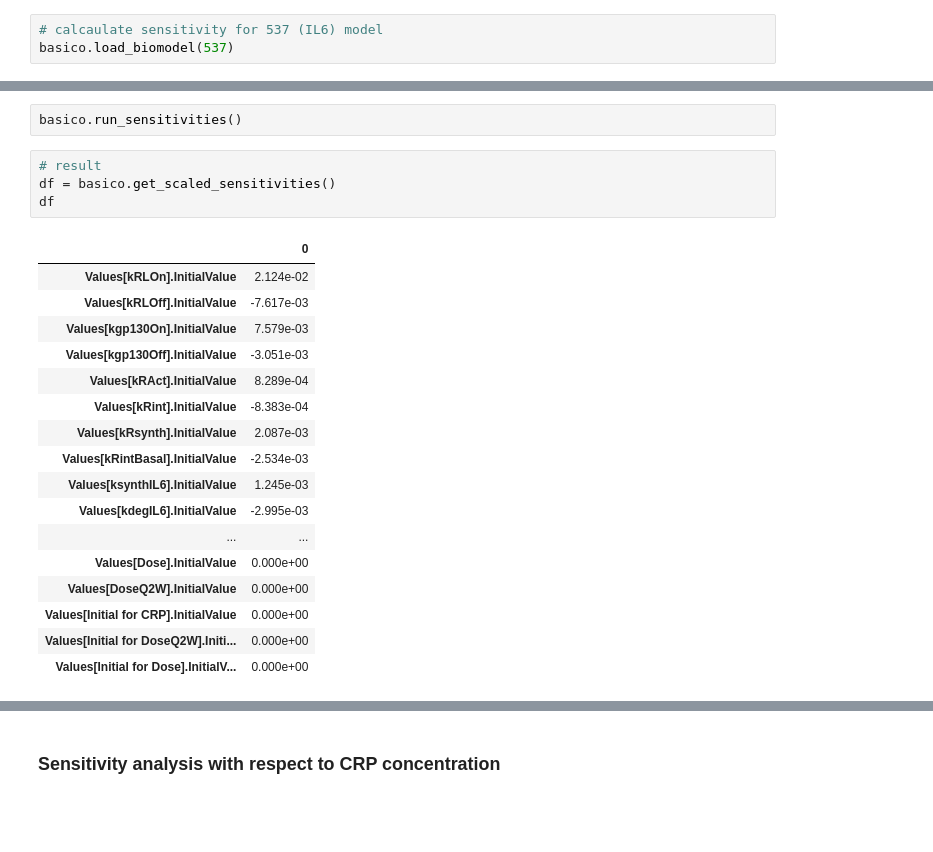
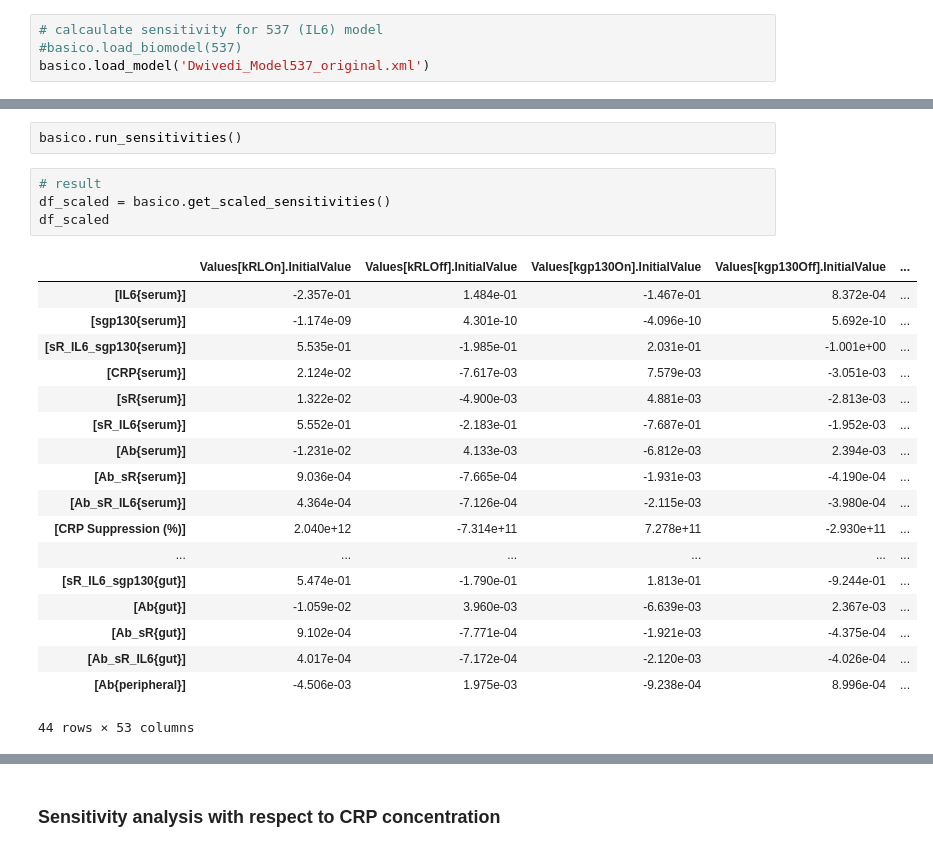
Before and after one commit to VirtualPatientEngine/AIAgents4Pharma, a Jupyter notebook: docs/notebooks/talk2biomodels/tutorial_sensitivity_analysis.ipynb, the cells around one changed output, grey strips where cells are left out. Saved outputs shown, nothing was run; the diff lists cells and outputs as text; blank space fills up the shorter version.

```diff
--- a/docs/notebooks/talk2biomodels/tutorial_sensitivity_analysis.ipynb
+++ b/docs/notebooks/talk2biomodels/tutorial_sensitivity_analysis.ipynb
@@ -117,7 +117,8 @@ basico.get_scaled_sensitivities(run_first=True, settings={'effect': '[X]', 'caus
 ##  IL6 QSP model
 # %%
 # calcaulate sensitivity for 537 (IL6) model
-basico.load_biomodel(537)
+#basico.load_biomodel(537)
+basico.load_model('Dwivedi_Model537_original.xml')
 # %% [output]
 <CDataModel "Root">
 # %%
@@ -296,23 +278,24 @@ def plot_sensitivity_heatmap(df, title, figsize=(4,15)):
 basico.run_sensitivities()
 # %%
 # result
-df = basico.get_scaled_sensitivities()
-df
+df_scaled = basico.get_scaled_sensitivities()
+df_scaled
 # %% [output]
-|  | 0 |
-| Values[kRLOn].InitialValue | 2.124e-02 |
-| Values[kRLOff].InitialValue | -7.617e-03 |
-| Values[kgp130On].InitialValue | 7.579e-03 |
-| Values[kgp130Off].InitialValue | -3.051e-03 |
-| Values[kRAct].InitialValue | 8.289e-04 |
-| Values[kRint].InitialValue | -8.383e-04 |
-| Values[kRsynth].InitialValue | 2.087e-03 |
-| Values[kRintBasal].InitialValue | -2.534e-03 |
-| Values[ksynthIL6].InitialValue | 1.245e-03 |
-| Values[kdegIL6].InitialValue | -2.995e-03 |
-| ... | ... |
-| Values[Dose].InitialValue | 0.000e+00 |
-| Values[DoseQ2W].InitialValue | 0.000e+00 |
-| Values[Initial for CRP].InitialValue | 0.000e+00 |
-| Values[Initial for DoseQ2W].Initi... | 0.000e+00 |
-| Values[Initial for Dose].InitialV... | 0.000e+00 |
+|  | Values[kRLOn].InitialValue | Values[kRLOff].InitialValue | Values[kgp130On].InitialValue | Values[kgp130Off].InitialValue | ... |
+| [IL6{serum}] | -2.357e-01 | 1.484e-01 | -1.467e-01 | 8.372e-04 | ... |
+| [sgp130{serum}] | -1.174e-09 | 4.301e-10 | -4.096e-10 | 5.692e-10 | ... |
+| [sR_IL6_sgp130{serum}] | 5.535e-01 | -1.985e-01 | 2.031e-01 | -1.001e+00 | ... |
+| [CRP{serum}] | 2.124e-02 | -7.617e-03 | 7.579e-03 | -3.051e-03 | ... |
+| [sR{serum}] | 1.322e-02 | -4.900e-03 | 4.881e-03 | -2.813e-03 | ... |
+| [sR_IL6{serum}] | 5.552e-01 | -2.183e-01 | -7.687e-01 | -1.952e-03 | ... |
+| [Ab{serum}] | -1.231e-02 | 4.133e-03 | -6.812e-03 | 2.394e-03 | ... |
+| [Ab_sR{serum}] | 9.036e-04 | -7.665e-04 | -1.931e-03 | -4.190e-04 | ... |
+| [Ab_sR_IL6{serum}] | 4.364e-04 | -7.126e-04 | -2.115e-03 | -3.980e-04 | ... |
+| [CRP Suppression (%)] | 2.040e+12 | -7.314e+11 | 7.278e+11 | -2.930e+11 | ... |
+| ... | ... | ... | ... | ... | ... |
+| [sR_IL6_sgp130{gut}] | 5.474e-01 | -1.790e-01 | 1.813e-01 | -9.244e-01 | ... |
+| [Ab{gut}] | -1.059e-02 | 3.960e-03 | -6.639e-03 | 2.367e-03 | ... |
+| [Ab_sR{gut}] | 9.102e-04 | -7.771e-04 | -1.921e-03 | -4.375e-04 | ... |
+| [Ab_sR_IL6{gut}] | 4.017e-04 | -7.172e-04 | -2.120e-03 | -4.026e-04 | ... |
+| [Ab{peripheral}] | -4.506e-03 | 1.975e-03 | -9.238e-04 | 8.996e-04 | ... |
+44 rows × 53 columns
```
Also changed, not shown: parts of 15 cells of this notebook.
